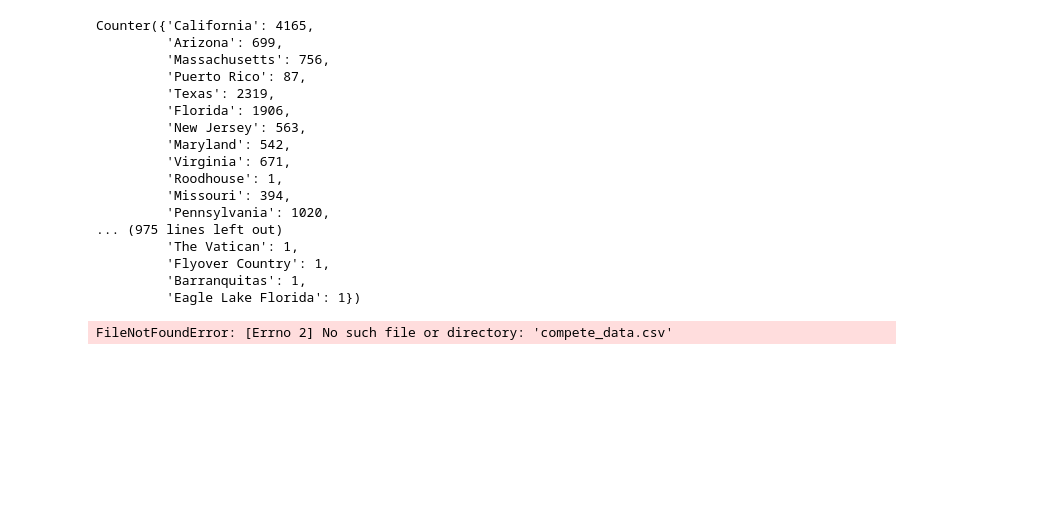
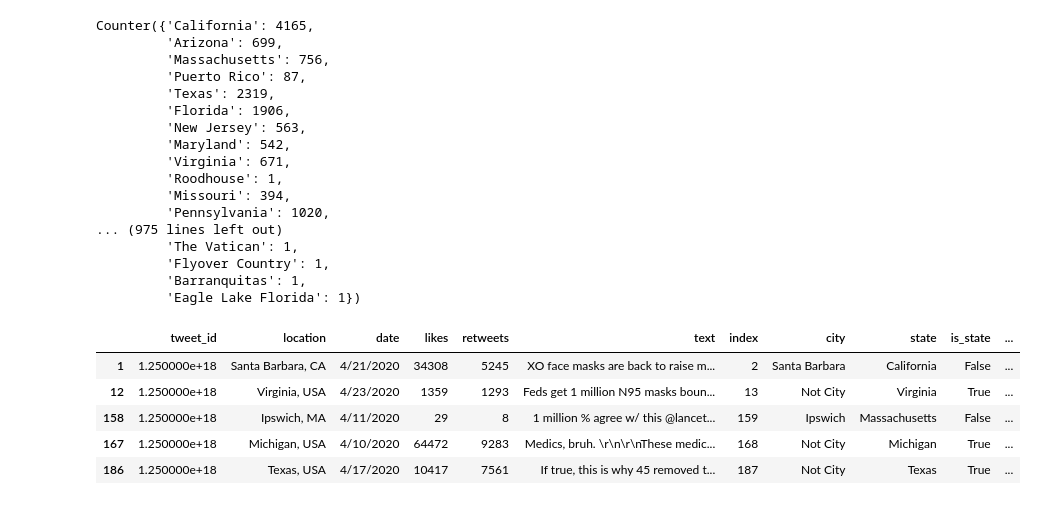
Before and after one commit to tylerwu2222/SM148_Project, a Jupyter notebook: data_exploration.ipynb, the cells around one changed output. Drawn from its saved outputs; the diff is of its cells as text; code cells hidden in the pictures; blank space fills up the shorter version.

```diff
--- a/data_exploration.ipynb
+++ b/data_exploration.ipynb
@@ -91,6 +91,11 @@ plt.hist(sub_data.likes,bins=50)
 # %%
 all_data = pd.read_csv('complete_data.csv')
 mentions_mask_data = all_data.loc[all_data['mentions_mask']==True,:]
-mentions_mask_data.head()
+mentions_mask_data[]
 # %% [output]
-FileNotFoundError: [Errno 2] No such file or directory: 'compete_data.csv'
+|  | tweet_id | location | date | likes | retweets | text | index | city | state | is_state | ... |
+| 1 | 1.250000e+18 | Santa Barbara, CA | 4/21/2020 | 34308 | 5245 | XO face masks are back to raise m... | 2 | Santa Barbara | California | False | ... |
+| 12 | 1.250000e+18 | Virginia, USA | 4/23/2020 | 1359 | 1293 | Feds get 1 million N95 masks boun... | 13 | Not City | Virginia | True | ... |
+| 158 | 1.250000e+18 | Ipswich, MA | 4/11/2020 | 29 | 8 | 1 million % agree w/ this @lancet... | 159 | Ipswich | Massachusetts | False | ... |
+| 167 | 1.250000e+18 | Michigan, USA | 4/10/2020 | 64472 | 9283 | Medics, bruh. \r\n\r\nThese medic... | 168 | Not City | Michigan | True | ... |
+| 186 | 1.250000e+18 | Texas, USA | 4/17/2020 | 10417 | 7561 | If true, this is why 45 removed t... | 187 | Not City | Texas | True | ... |
```
Also changed, not shown: 1 other file.
